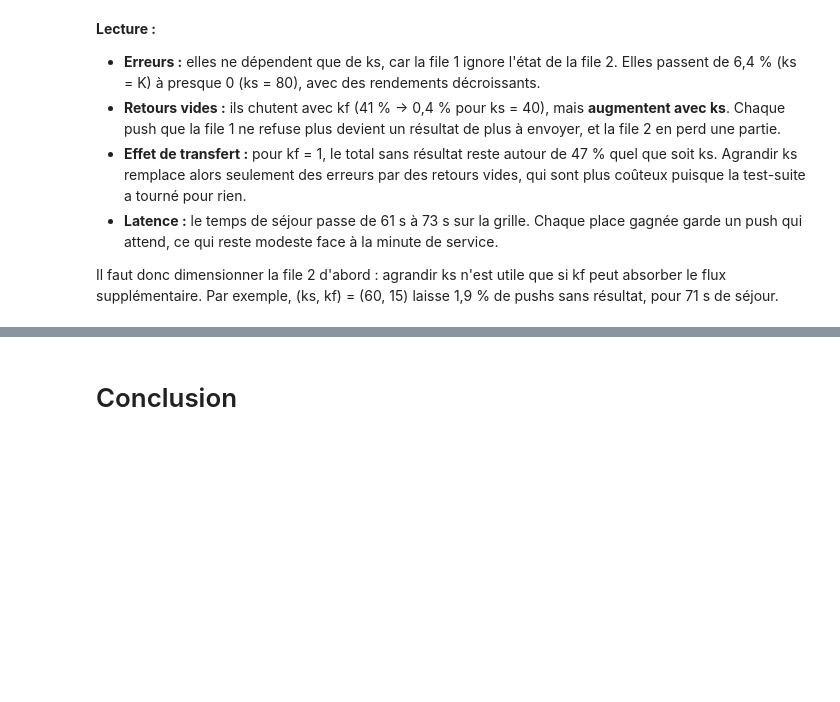
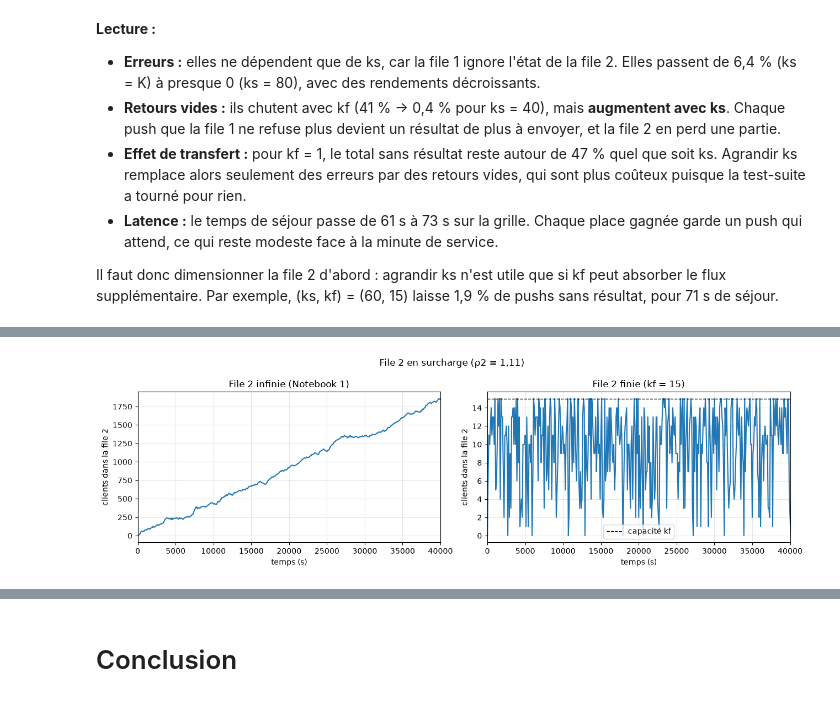
Before and after one commit to marc78s/ERO2, a Jupyter notebook: notebooks/WaterfallNotebook2.ipynb, the cells around one changed output, grey strips where cells are left out. Drawn from its saved outputs; the diff is of its cells as text; code cells hidden in the pictures; blank space fills up the shorter version.

Commit message:
feat(waterfall_notebook_2): simulation3

```diff
--- a/notebooks/WaterfallNotebook2.ipynb
+++ b/notebooks/WaterfallNotebook2.ipynb
@@ -194,0 +203,32 @@ Il faut donc dimensionner la file 2 d'abord : agrandir ks n'est utile que si kf
+# %%
+import sys
+from pathlib import Path
+import numpy as np
+import matplotlib.pyplot as plt
+
+sys.path.insert(0, str(Path.cwd().parent / "scripts"))
+import WaterfallSimulation1
+import WaterfallSimulation2
+
+MU1, K, KS, KF = 1/60, 40, 60, 15
+B, N_AGENTS = 30, 20_000
+T_PLOT = 40_000
+
+# Même file 2 instable que dans le Notebook 1 (λ = 0,5, μ2 = 0,45, ρ2 = 1,11), infinie puis finie
+infinite = WaterfallSimulation1.waterfall_simulation_1(0.5, MU1, K, 0.45, np.random.default_rng(10), test_z=N_AGENTS)
+finite = WaterfallSimulation2.waterfall_simulation_2(0.5, MU1, K, 0.45, KS, KF, np.random.default_rng(10), test_z=N_AGENTS)
+
+fig, axes = plt.subplots(1, 2, figsize=(13, 4))
+for ax, s, title in zip(axes, [infinite, finite], ['File 2 infinie (Notebook 1)', f'File 2 finie (kf = {KF})']):
+    s.run()
+    c = s.counts(100, file=2)
+    ax.plot(c.index, c.ag_in_sys, lw=1.5)
+    ax.set(xlabel='temps (s)', ylabel='clients dans la file 2', xlim=(0, T_PLOT), title=title)
+    ax.grid(alpha=.3)
+axes[1].axhline(KF, color='k', ls='--', lw=1, label='capacité kf')
+axes[1].legend()
+fig.suptitle('File 2 en surcharge (ρ2 = 1,11)')
+plt.tight_layout()
+plt.show()
+# %% [output]
+[figure, added]
```
Also changed, not shown: parts of 4 cells of this notebook.
